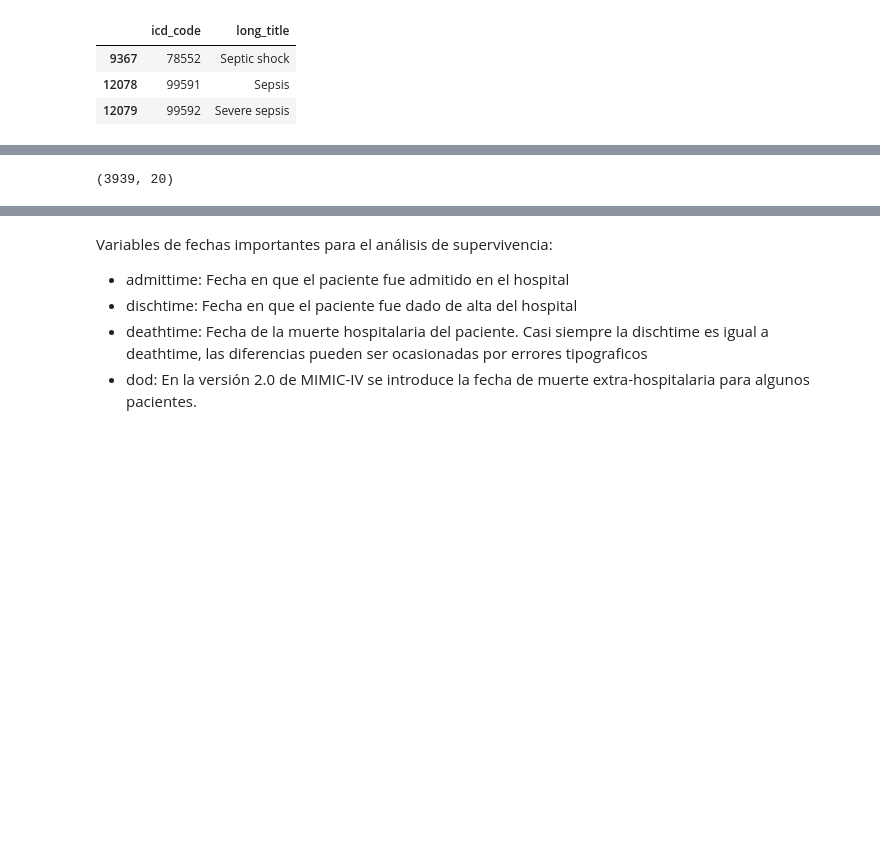
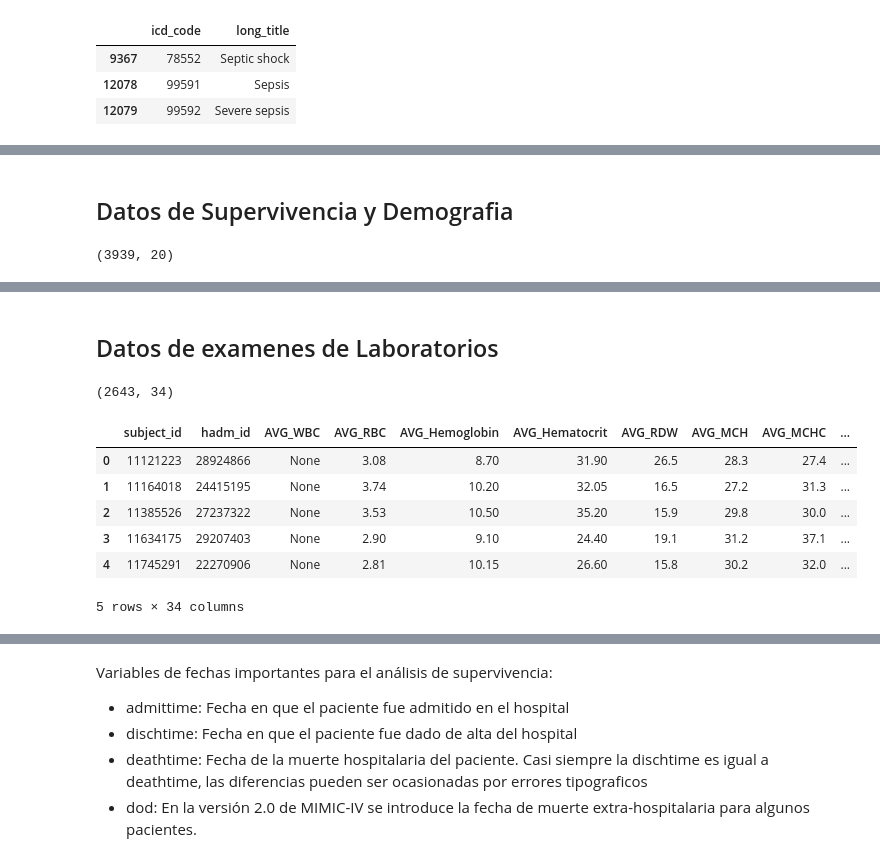
Before and after one commit to smenaaliaga/tesis_magister, a Jupyter notebook: data_mimic_iv.ipynb, the cells around one changed output, grey strips where cells are left out. Saved outputs shown, nothing was run; the diff lists cells and outputs as text; code cells hidden in the pictures; blank space fills up the shorter version.

```diff
--- a/data_mimic_iv.ipynb
+++ b/data_mimic_iv.ipynb
@@ -75,3 +73,5 @@ diagnoses.loc[(diagnoses['icd_version'] == 9) & (diagnoses['icd_code'].isin(['99
+# %% [markdown]
+## Datos de Supervivencia y Demografia
 # %%
 df = client.query('''
 SELECT a.*, gender, anchor_age, anchor_year, anchor_year_group, dod
@@ -113,3 +113,70 @@ df.head()
 | 2 | 12239697 | 27026495 | 2166-11-12 04:06:00 | 2166-11-15 17:49:00 | NaT | EW EMER. | EMERGENCY ROOM | ... |
 | 3 | 12652268 | 22233557 | 2169-07-03 15:12:00 | 2169-07-04 01:17:00 | 2169-07-04 01:17:00 | AMBULATORY OBSERVATION | PROCEDURE SITE | ... |
 | 4 | 13110963 | 22039000 | 2128-05-06 15:54:00 | 2128-05-08 10:30:00 | NaT | EW EMER. | EMERGENCY ROOM | ... |
+# %% [markdown]
+## Datos de examenes de Laboratorios
+# %%
+lab = client.query('''
+SELECT * FROM
+(
+SELECT a.subject_id, a.hadm_id, b.label, valuenum
+FROM `physionet-data.mimiciv_hosp.labevents` a
+INNER JOIN `physionet-data.mimiciv_hosp.d_labitems` b ON a.itemid = b.itemid
+INNER JOIN `mimic-356201.temps.temp_patients_hadm` c ON a.subject_id = c.subject_id AND a.hadm_id = c.hadm_id
+WHERE charttime BETWEEN c.dischtime AND DATE_ADD(c.dischtime, INTERVAL 1 DAY)
+)
+PIVOT
+(
+  -- #2 Aggregate
+  AVG(valuenum) AS AVG
+  -- #3 Pivot Column
+  FOR label in (
+    'Glucose, Whole Blood' AS WBC,            -- Glóbulos blancos (WBC) --- * *
+    'Red Blood Cells' AS RBC,                 -- Glóbulos rojos (RBC)
+    'Hemoglobin',                             -- Hemoglobina --- *
+    'Hematocrit',                             -- Hematocrito --- * *
+    'RDW',                                    -- Ancho de distribución de glóbulos rojos (RDW) --- *
+    'MCH',                                    -- Hemoglobina corpuscular media (MCH)
+    'MCHC',                                   -- Concentración media de hemoglobina corpuscular (MCHC)
+    'MCV',                                    -- Volumen corpuscular medio (MCV)
+    'Platelet Count' AS Platelet,             -- Recuento de plaquetas (PLT) --- * *
+    'PT',                                     -- Tiempo de protrombina (PT)
+    'PTT',                                    -- Tiempo parcial de tromboplastina (PTT)
+    'INR(PT)' AS INRPT,                       -- INR PT
+    'Lactate',                                -- Lactato --- *
+    'Calculated Total CO2' AS C02Total,       -- CO2 total (C02Total)
+    'pH',                                     -- pH --- *
+    'pO2',                                    -- PaO2
+    'Alanine Aminotransferase (ALT)' AS ALT,  -- Alanina aminotransferasa (ALT)
+    'Asparate Aminotransferase (AST)' AS AST, -- Aspartato aminotransferasa (AST)
+    'Albumin',                                -- Albúmina --- * *
+    'Phosphate' AS AP,                        -- Fosfatasa Alcalina (AP)
+    'Bilirubin, Total' AS Bilirubin,          -- Bilirrubina total --- * *
+    'Urea Nitrogen' AS BUN,                   -- Nitrógeno ureico (BUN)
+    'Creatinine',                             -- Creatinina --- *
+    'Glucose',                                -- Glucosa
+    'Anion Gap' AS AG,                        -- Brecha aniónica, glucosa  (AG)
+    'Base Excess' AS EB,                      -- Exceso de base (EB)
+    'Calcium, Total' AS CaTotal,              -- Calcio total (CaTotal)
+    'Chloride',                               -- Cloruro
+    'Bicarbonate',                            -- Micarbonato
+    'Phosphate',                              -- Fosfato
+    'Potassium',                              -- Potasio --- * *
+    'Sodium'                                  -- Sodio --- * *
+    )
+)
+''').to_dataframe()
+
+lab.shape
+# %% [output]
+(2643, 34)
+# %%
+lab.head()
+# %% [output]
+|  | subject_id | hadm_id | AVG_WBC | AVG_RBC | AVG_Hemoglobin | AVG_Hematocrit | AVG_RDW | AVG_MCH | AVG_MCHC | ... |
+| 0 | 11121223 | 28924866 | None | 3.08 | 8.70 | 31.90 | 26.5 | 28.3 | 27.4 | ... |
+| 1 | 11164018 | 24415195 | None | 3.74 | 10.20 | 32.05 | 16.5 | 27.2 | 31.3 | ... |
+| 2 | 11385526 | 27237322 | None | 3.53 | 10.50 | 35.20 | 15.9 | 29.8 | 30.0 | ... |
+| 3 | 11634175 | 29207403 | None | 2.90 | 9.10 | 24.40 | 19.1 | 31.2 | 37.1 | ... |
+| 4 | 11745291 | 22270906 | None | 2.81 | 10.15 | 26.60 | 15.8 | 30.2 | 32.0 | ... |
+5 rows × 34 columns
```
Also changed, not shown: parts of 15 cells of this notebook.
